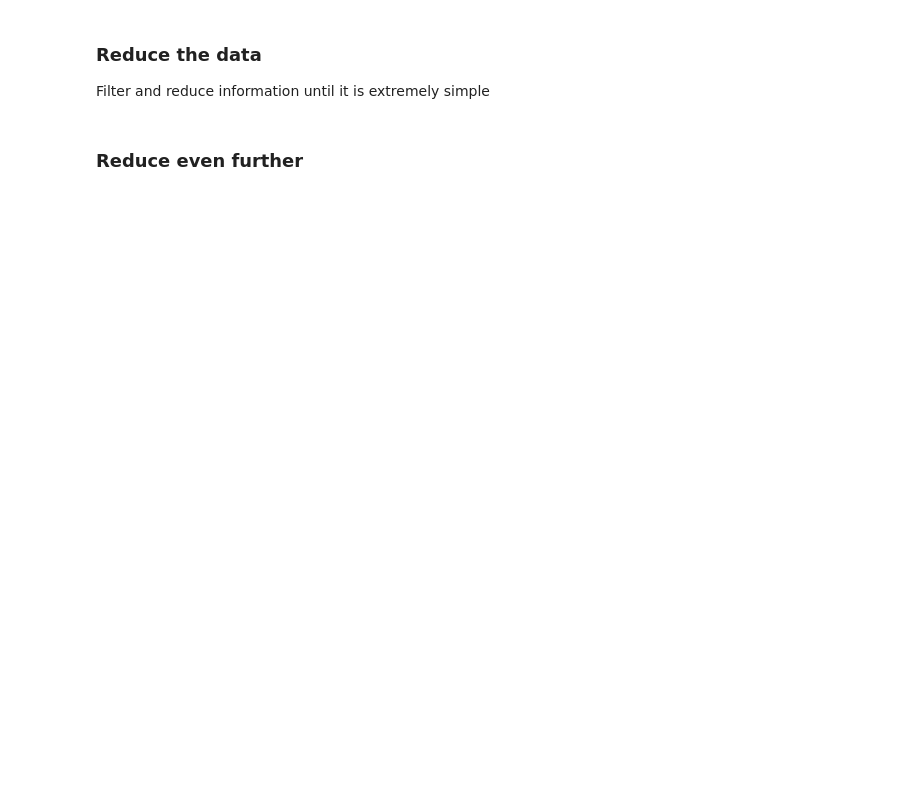
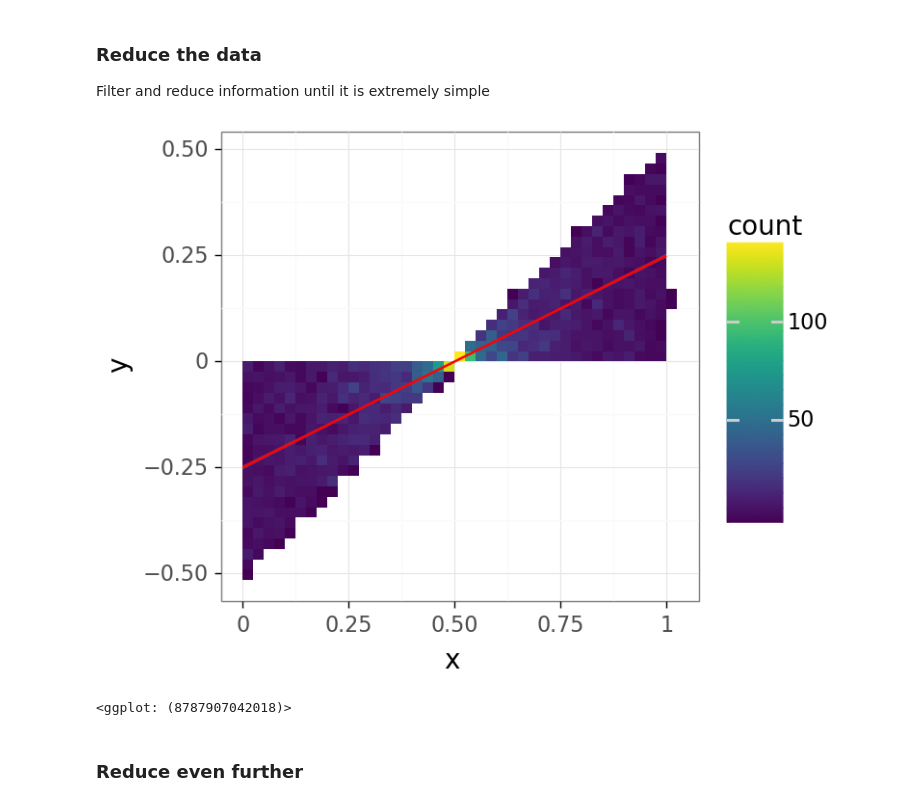
Before and after one commit to ImagingLectures/Quantitative-Big-Imaging-2021, a Jupyter notebook: Lectures/Lecture-08/08-Statistics.ipynb, the cells around one changed output. Saved outputs shown, nothing was run; the diff lists cells and outputs as text; code cells hidden in the pictures; blank space fills up the shorter version.

```diff
--- a/Lectures/Lecture-08/08-Statistics.ipynb
+++ b/Lectures/Lecture-08/08-Statistics.ipynb
@@ -1319,12 +1562,15 @@ df = pd.DataFrame(dict(x=xd,y=yd))
 Filter and reduce information until it is extremely simple
 # %%
 (ggplot(df,aes(x='x',y='y'))
- + stat_bin2d(bins=40)
+ + stat_bin_2d(bins=40)
  + geom_smooth(method="lm",color='red')
  + coord_equal()
  + theme_bw(20)
  + guides(color='F')
 )
+# %% [output]
+[figure, added]
+<ggplot: (8787907042018)>
 # %% [markdown]
 ### Reduce even further
 # %%
```
Also changed, not shown: parts of 111 cells of this notebook, 28 other files.
